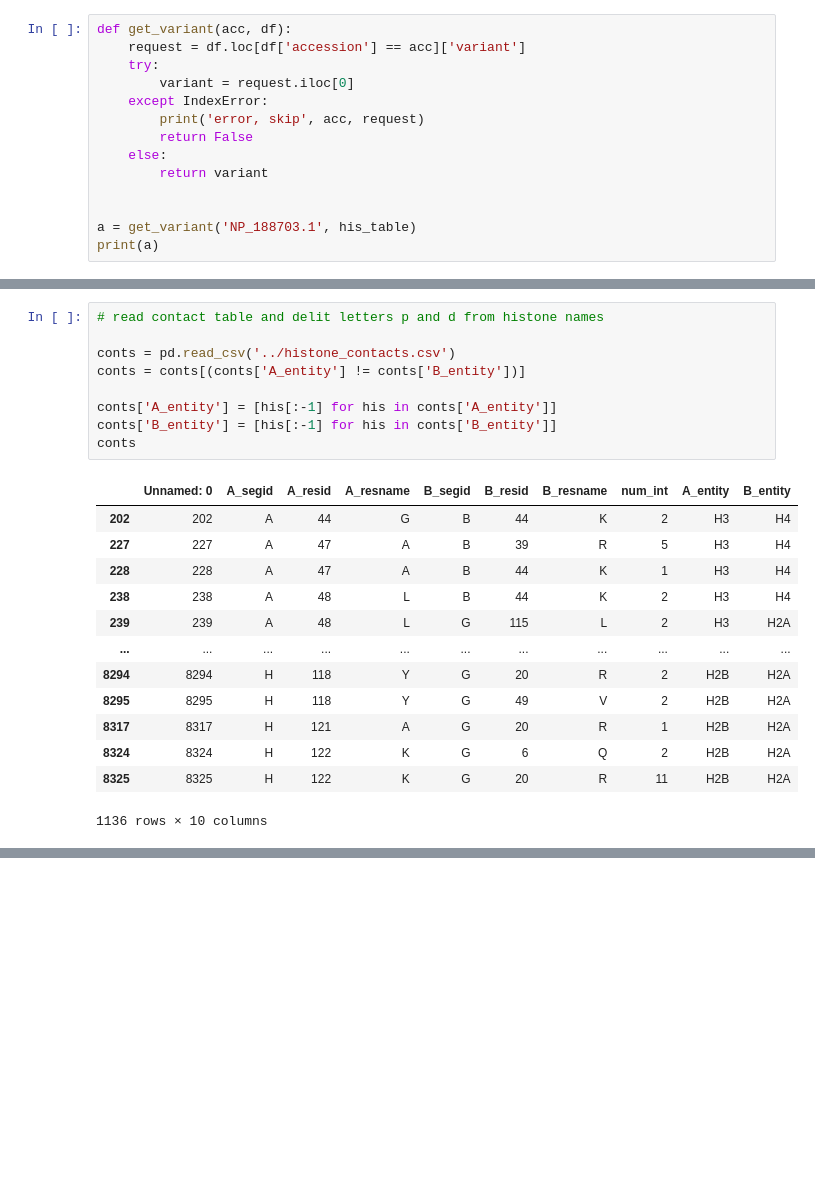
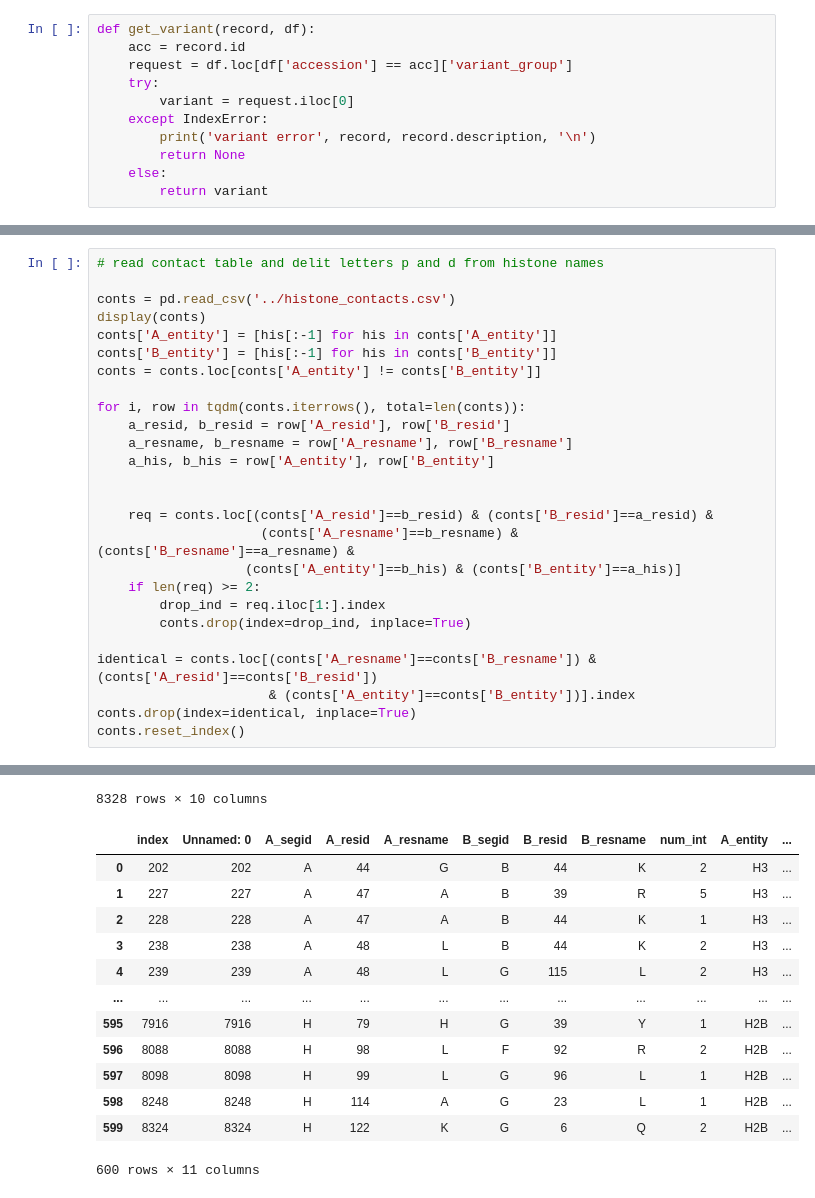
Before and after one commit to d-ryabov-biomsu/bio_practice, a Jupyter notebook: find_coev/find_coev.ipynb, the cells around one changed output, grey strips where cells are left out. Saved outputs shown, nothing was run; the diff lists cells and outputs as text; blank space fills up the shorter version.

```diff
--- a/find_coev/find_coev.ipynb
+++ b/find_coev/find_coev.ipynb
@@ -258,14 +263,11 @@ Arabidopsis thaliana
 # %%
-def get_variant(acc, df):
-    request = df.loc[df['accession'] == acc]['variant']
+def get_variant(record, df):
+    acc = record.id
+    request = df.loc[df['accession'] == acc]['variant_group']
     try:
         variant = request.iloc[0]
     except IndexError:
-        print('error, skip', acc, request)
-        return False
+        print('variant error', record, record.description, '\n')
+        return None
     else:
         return variant
-
-
-a = get_variant('NP_188703.1', his_table)
-print(a)
@@ -338,23 +334,27 @@ error, skip sp|Q7XYZ0.3|H3_GRIJA Series([], Name: variant, dtype: object)
-# %%
-# read contact table and delit letters p and d from histone names
-
-conts = pd.read_csv('../histone_contacts.csv')
-conts = conts[(conts['A_entity'] != conts['B_entity'])]
-
-conts['A_entity'] = [his[:-1] for his in conts['A_entity']]
-conts['B_entity'] = [his[:-1] for his in conts['B_entity']]
-conts
-# %% [output]
-|  | Unnamed: 0 | A_segid | A_resid | A_resname | B_segid | B_resid | B_resname | num_int | A_entity | B_entity |
-| 202 | 202 | A | 44 | G | B | 44 | K | 2 | H3 | H4 |
-| 227 | 227 | A | 47 | A | B | 39 | R | 5 | H3 | H4 |
-| 228 | 228 | A | 47 | A | B | 44 | K | 1 | H3 | H4 |
-| 238 | 238 | A | 48 | L | B | 44 | K | 2 | H3 | H4 |
-| 239 | 239 | A | 48 | L | G | 115 | L | 2 | H3 | H2A |
-| ... | ... | ... | ... | ... | ... | ... | ... | ... | ... | ... |
-| 8294 | 8294 | H | 118 | Y | G | 20 | R | 2 | H2B | H2A |
-| 8295 | 8295 | H | 118 | Y | G | 49 | V | 2 | H2B | H2A |
-| 8317 | 8317 | H | 121 | A | G | 20 | R | 1 | H2B | H2A |
-| 8324 | 8324 | H | 122 | K | G | 6 | Q | 2 | H2B | H2A |
-| 8325 | 8325 | H | 122 | K | G | 20 | R | 11 | H2B | H2A |
-1136 rows × 10 columns
+# %%
+# read contact table and delit letters p and d from histone names
+
+conts = pd.read_csv('../histone_contacts.csv')
+display(conts)
+conts['A_entity'] = [his[:-1] for his in conts['A_entity']]
+conts['B_entity'] = [his[:-1] for his in conts['B_entity']]
+conts = conts.loc[conts['A_entity'] != conts['B_entity']]
+
+for i, row in tqdm(conts.iterrows(), total=len(conts)):
+    a_resid, b_resid = row['A_resid'], row['B_resid']
+    a_resname, b_resname = row['A_resname'], row['B_resname']
+    a_his, b_his = row['A_entity'], row['B_entity']
+
+
+    req = conts.loc[(conts['A_resid']==b_resid) & (conts['B_resid']==a_resid) &
+                     (conts['A_resname']==b_resname) & (conts['B_resname']==a_resname) &
+                   (conts['A_entity']==b_his) & (conts['B_entity']==a_his)]
+    if len(req) >= 2:
+        drop_ind = req.iloc[1:].index
+        conts.drop(index=drop_ind, inplace=True)
+
+identical = conts.loc[(conts['A_resname']==conts['B_resname']) & (conts['A_resid']==conts['B_resid'])
+                      & (conts['A_entity']==conts['B_entity'])].index
+conts.drop(index=identical, inplace=True)
+conts.reset_index()
+# %% [output]
@@ -360,0 +373,14 @@ conts
+8328 rows × 10 columns
+|  | index | Unnamed: 0 | A_segid | A_resid | A_resname | B_segid | B_resid | B_resname | num_int | A_entity | ... |
+| 0 | 202 | 202 | A | 44 | G | B | 44 | K | 2 | H3 | ... |
+| 1 | 227 | 227 | A | 47 | A | B | 39 | R | 5 | H3 | ... |
+| 2 | 228 | 228 | A | 47 | A | B | 44 | K | 1 | H3 | ... |
+| 3 | 238 | 238 | A | 48 | L | B | 44 | K | 2 | H3 | ... |
+| 4 | 239 | 239 | A | 48 | L | G | 115 | L | 2 | H3 | ... |
+| ... | ... | ... | ... | ... | ... | ... | ... | ... | ... | ... | ... |
+| 595 | 7916 | 7916 | H | 79 | H | G | 39 | Y | 1 | H2B | ... |
+| 596 | 8088 | 8088 | H | 98 | L | F | 92 | R | 2 | H2B | ... |
+| 597 | 8098 | 8098 | H | 99 | L | G | 96 | L | 1 | H2B | ... |
+| 598 | 8248 | 8248 | H | 114 | A | G | 23 | L | 1 | H2B | ... |
+| 599 | 8324 | 8324 | H | 122 | K | G | 6 | Q | 2 | H2B | ... |
+600 rows × 11 columns
```
Also changed, not shown: parts of 17 cells of this notebook.
